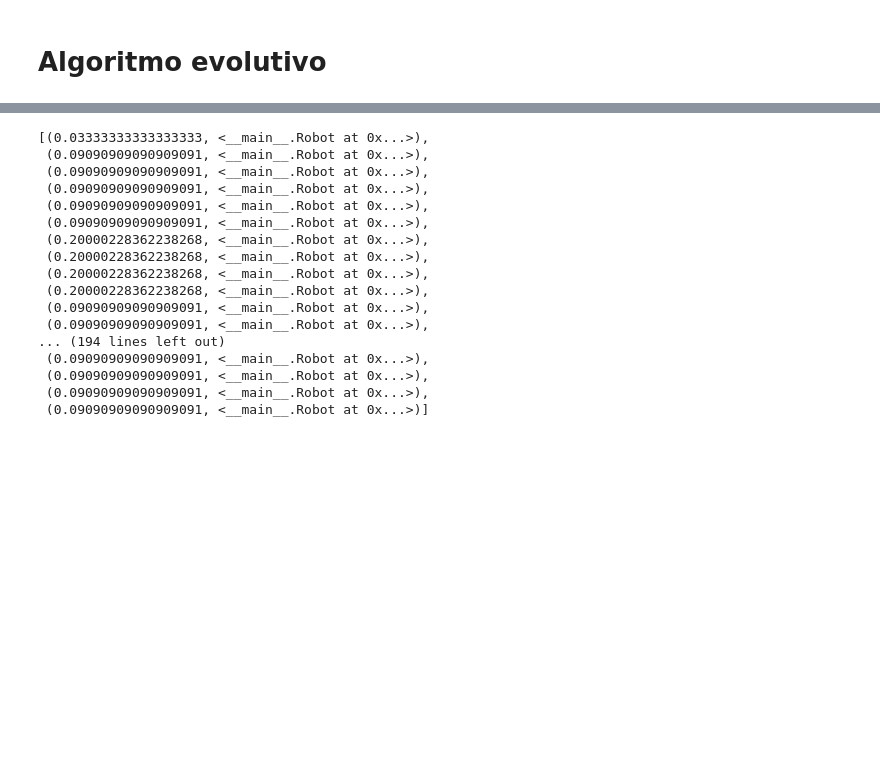
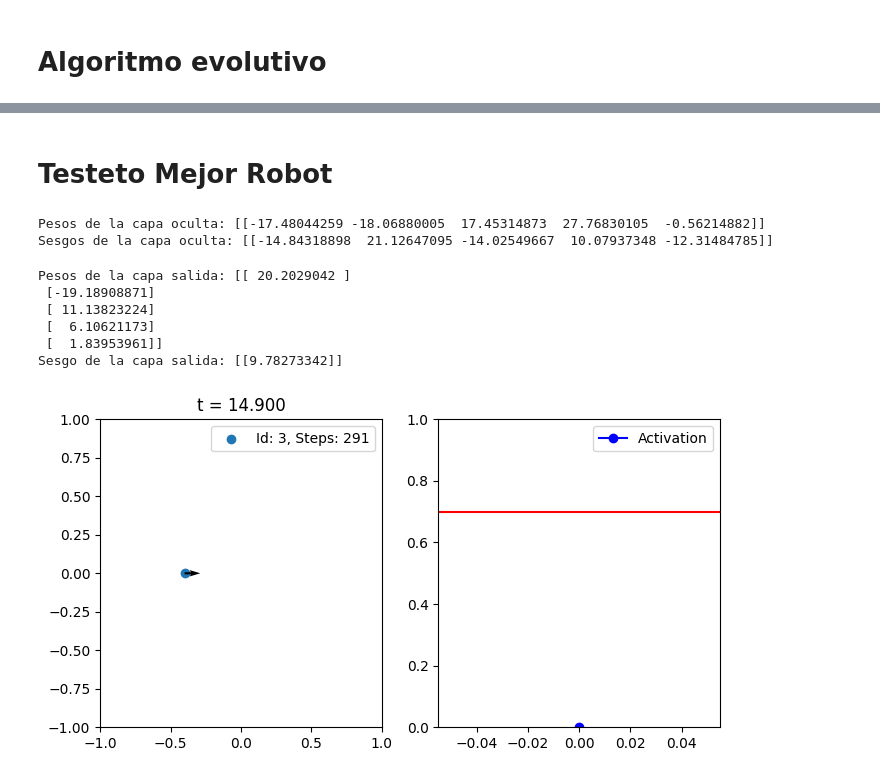
Before and after one commit to Alejandri731/MetodosI_MarianaMontoya_JoseCifuentes, a Jupyter notebook: Parcial 4/EvolutivoFinal.ipynb, the cells around one changed output, grey strips where cells are left out. Saved outputs shown, nothing was run; the diff lists cells and outputs as text; code cells hidden in the pictures; blank space fills up the shorter version.

```diff
--- a/Parcial 4/EvolutivoFinal.ipynb
+++ b/Parcial 4/EvolutivoFinal.ipynb
@@ -299,20 +291,2 @@ plt.plot(FitVector)
-# %%
-Prueba
-# %% [output]
-[(0.03333333333333333, <__main__.Robot at 0x...>),
- (0.09090909090909091, <__main__.Robot at 0x...>),
- (0.09090909090909091, <__main__.Robot at 0x...>),
- (0.09090909090909091, <__main__.Robot at 0x...>),
- (0.09090909090909091, <__main__.Robot at 0x...>),
- (0.09090909090909091, <__main__.Robot at 0x...>),
- (0.20000228362238268, <__main__.Robot at 0x...>),
- (0.20000228362238268, <__main__.Robot at 0x...>),
- (0.20000228362238268, <__main__.Robot at 0x...>),
- (0.20000228362238268, <__main__.Robot at 0x...>),
- (0.09090909090909091, <__main__.Robot at 0x...>),
- (0.09090909090909091, <__main__.Robot at 0x...>),
-... (194 lines left out)
- (0.09090909090909091, <__main__.Robot at 0x...>),
- (0.09090909090909091, <__main__.Robot at 0x...>),
- (0.09090909090909091, <__main__.Robot at 0x...>),
- (0.09090909090909091, <__main__.Robot at 0x...>)]
+# %% [markdown]
+# Testeto Mejor Robot
@@ -318,0 +297,16 @@ Prueba
+# %%
+print("Pesos de la capa oculta:",l1[0])
+print("Sesgos de la capa oculta:",l1[1])
+# %% [output]
+Pesos de la capa oculta: [[-17.48044259 -18.06880005  17.45314873  27.76830105  -0.56214882]]
+Sesgos de la capa oculta: [[-14.84318898  21.12647095 -14.02549667  10.07937348 -12.31484785]]
+# %%
+print("Pesos de la capa salida:",l2[0])
+print("Sesgo de la capa salida:",l2[1])
+# %% [output]
+Pesos de la capa salida: [[ 20.2029042 ]
+ [-19.18908871]
+ [ 11.13823224]
+ [  6.10621173]
+ [  1.83953961]]
+Sesgo de la capa salida: [[9.78273342]]
@@ -318,0 +316,5 @@ Prueba
+# %%
+Best.Reset()
+TimeEvolution([Best],1)
+# %% [output]
+[figure, added]
```
Also changed, not shown: parts of 10 cells of this notebook.
